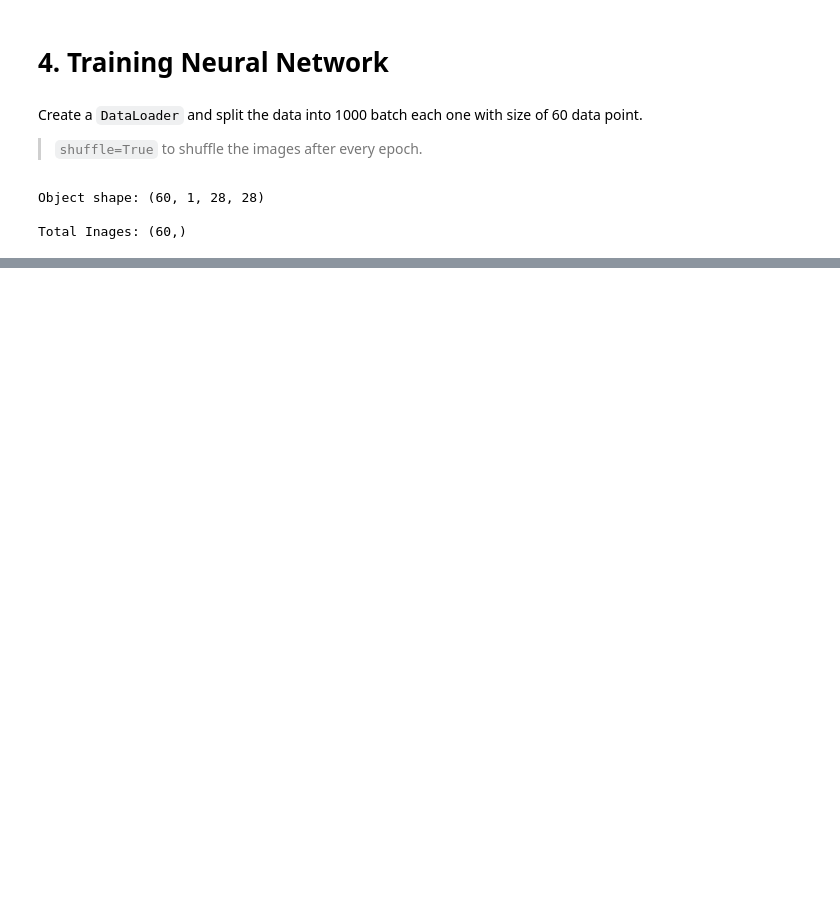
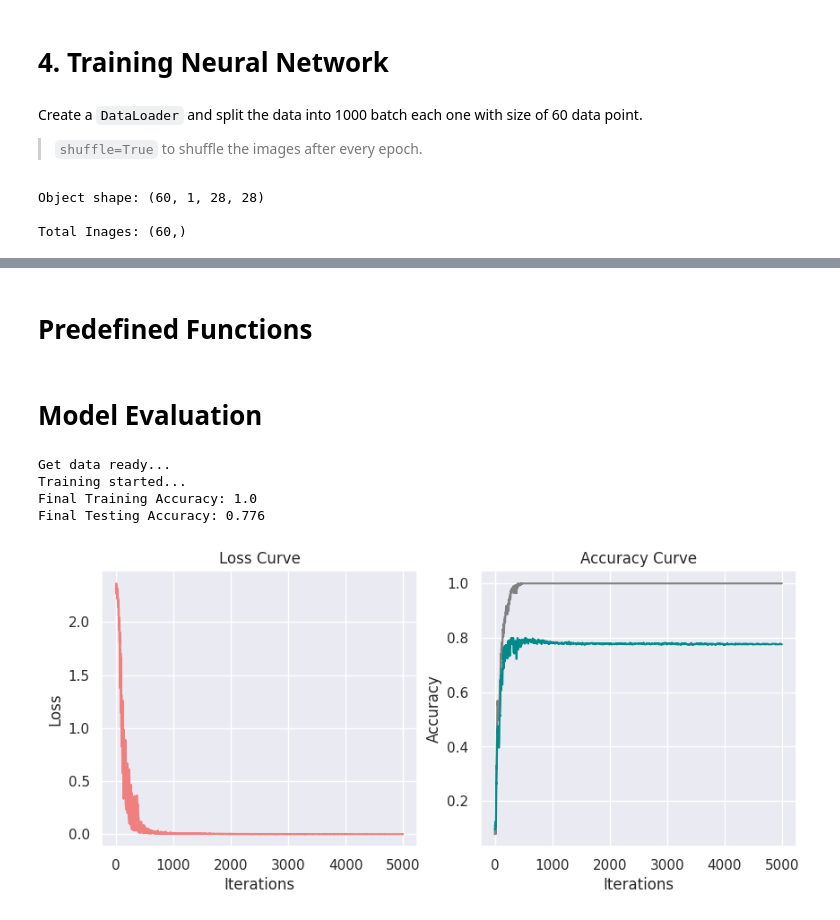
Before and after one commit to mohamedyosef101/learning_area, a Jupyter notebook: PyTorch/01_vanilla_nn.ipynb, the cells around one changed output, grey strips where cells are left out. Cells and saved outputs as stored; diff of their text form; code cells hidden in the pictures; blank space fills up the shorter version.

Commit message:
Vanilla ANN: model evaluation on 500 images

```diff
--- a/PyTorch/01_vanilla_nn.ipynb
+++ b/PyTorch/01_vanilla_nn.ipynb
@@ -67,7 +67,7 @@ class MNISTClassifier(nn.Module):
                                 nn.ReLU(),
                                 nn.Linear(20, 10))
 
-  def forward(self, image, prints=True):
+  def forward(self, image, prints=False):
     if prints: print(f'Image shape: {image.detach().numpy().shape}')
 
     # flatten image from [1, 28, 28] to [784]
@@ -88,8 +88,8 @@ print('The true label is:', label_example, '\n')
 
 model_example = MNISTClassifier()
 
-out = model_example(image_example)
-print('out:', out.detach().numpy(), '\n')
+out = model_example(image_example, prints=True)
+print('\n', 'out:', out.detach().numpy(), '\n')
 
 # Choose max prob.
 pred = out.max(dim=1)[1]
@@ -186,14 +187,13 @@ Total Inages: (60,)
 # %%
 n = 0
 for i, (images, labels) in enumerate(train_loader):
-  if i >= 3:
-    break
+  if i >= 3: break
 
-  print('====== Batch', i, ':')
-  out = model_example(images)
+  print(f'====== Batch {i}:')
+  out = model_example(images, prints=True)
 
   loss = criterion(out, labels)
-  print('loss', loss)
+  print(f'loss: {loss.detach().numpy():.2f}')
 
   print('Optimizing...')
   loss.backward()
@@ -222,0 +270,17 @@ Done.
+# %% [markdown]
+# **Predefined** Functions
+# %%
+def get_accuracy(model, data, batchSize = 20):
+  model.eval()
+  data_loader = dl(data, batch_size=batchSize)
+
+  correct = 0
+  total = 0
+
+  for (images, labels) in iter(data_loader):
+    out = model(images)
+    pred = out.max(dim=1)[1]
+    correct += (pred == labels).sum().item()
+    total += images.shape[0]
+
+  return correct/total
@@ -222,0 +346,20 @@ Done.
+# %% [markdown]
+# Model **Evaluation**
+# %%
+# select only 500 images for faster training
+mnist_data = datasets.MNIST('data', train=True,
+                            download=True, transform=ToTensor())
+mnist_data = list(mnist_data)
+
+mnist_train = mnist_data[:500]
+mnist_test = mnist_data[500:1000]
+
+model1 = MNISTClassifier()
+
+train_network(model1, mnist_train, mnist_test, num_epochs=200)
+# %% [output]
+Get data ready...
+Training started...
+Final Training Accuracy: 1.0
+Final Testing Accuracy: 0.776
+[figure, added]
```
Also changed, not shown: parts of 8 cells of this notebook.
